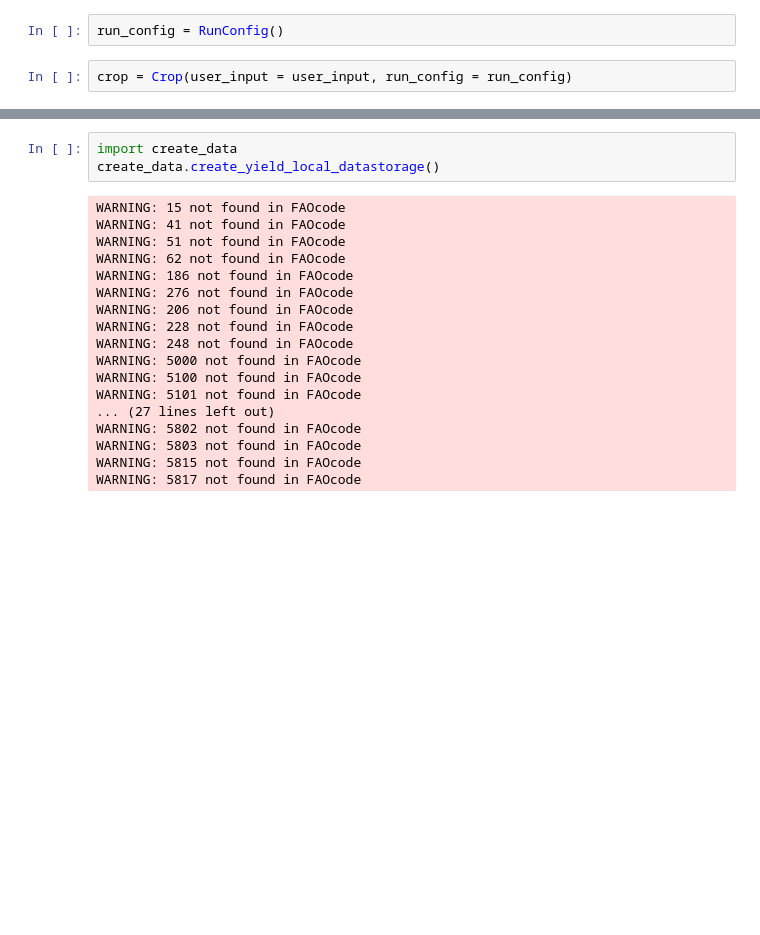
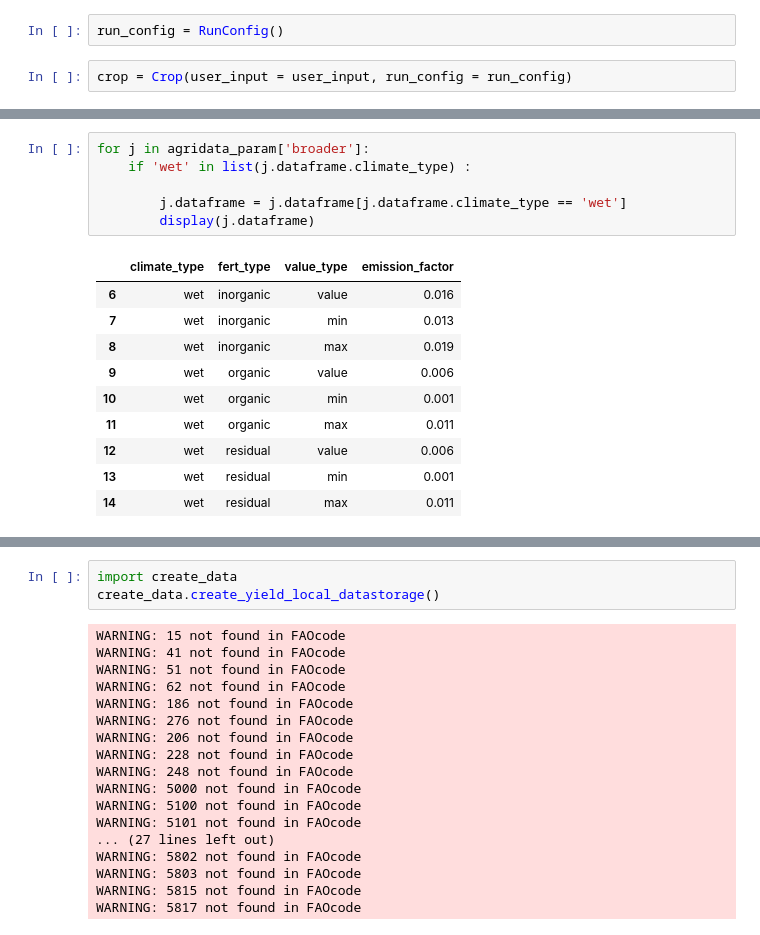
Before and after one commit to jbrun52/agripeeps, a Jupyter notebook: agripeeps/run-Copy1.ipynb, the cells around one changed output, grey strips where cells are left out. Saved outputs shown, nothing was run; the diff lists cells and outputs as text; blank space fills up the shorter version.

```diff
--- a/agripeeps/run-Copy1.ipynb
+++ b/agripeeps/run-Copy1.ipynb
@@ -103,0 +119,17 @@ agridata_param = crop.get_model_data(
+# %%
+for j in agridata_param['broader']:
+    if 'wet' in list(j.dataframe.climate_type) :
+
+        j.dataframe = j.dataframe[j.dataframe.climate_type == 'wet']
+        display(j.dataframe)
+# %% [output]
+|  | climate_type | fert_type | value_type | emission_factor |
+| 6 | wet | inorganic | value | 0.016 |
+| 7 | wet | inorganic | min | 0.013 |
+| 8 | wet | inorganic | max | 0.019 |
+| 9 | wet | organic | value | 0.006 |
+| 10 | wet | organic | min | 0.001 |
+| 11 | wet | organic | max | 0.011 |
+| 12 | wet | residual | value | 0.006 |
+| 13 | wet | residual | min | 0.001 |
+| 14 | wet | residual | max | 0.011 |
```
Also changed, not shown: parts of 4 cells of this notebook, 3 other files.
